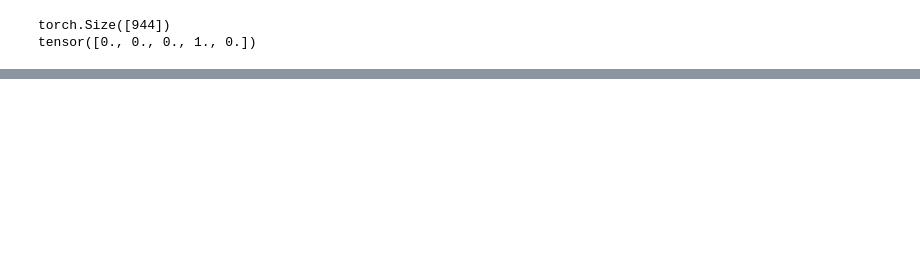
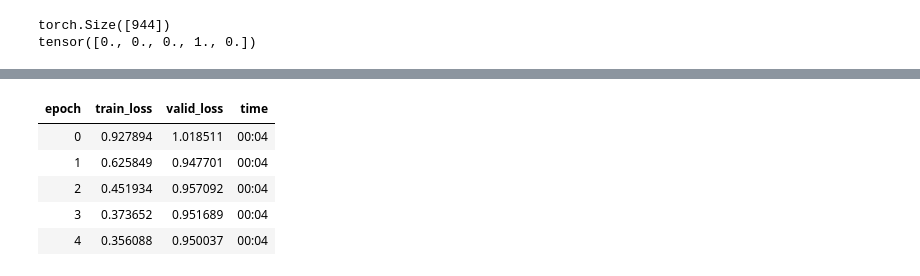
Before and after one commit to jeffreysanglin/collaborative_filtering_practice, a Jupyter notebook: [L6]CollabPractice.ipynb, the cells around one changed output, grey strips where cells are left out. Saved outputs shown, nothing was run; the diff lists cells and outputs as text; code cells hidden in the pictures; blank space fills up the shorter version.

```diff
--- a/[L6]CollabPractice.ipynb
+++ b/[L6]CollabPractice.ipynb
@@ -159,0 +165,24 @@ tensor([ 0.9638, -0.4569,  0.7485, -1.8326,  1.2591])
+# %%
+#Adding y_range to limit the output to ratings between 0 and 5.
+class DotProduct(Module):
+    def __init__(self, n_users, n_movies, n_factors, y_range=(0,5.5)):
+        super().__init__()
+        self.user_factors = Embedding(n_users, n_factors)
+        self.movie_factors = Embedding(n_movies, n_factors)
+        self.y_range = y_range
+
+    def forward(self, x):
+        users = self.user_factors(x[:,0])
+        movies = self.movie_factors(x[:,1])
+        return(sigmoid_range((users * movies).sum(dim=1), *self.y_range))
+# %%
+model = DotProduct(n_users, n_movies, 50)
+learn = Learner(dls, model=model, loss_func=MSELossFlat())
+learn.fit_one_cycle(5, 5e-3)
+# %% [output]
+| epoch | train_loss | valid_loss | time |
+| 0 | 0.927894 | 1.018511 | 00:04 |
+| 1 | 0.625849 | 0.947701 | 00:04 |
+| 2 | 0.451934 | 0.957092 | 00:04 |
+| 3 | 0.373652 | 0.951689 | 00:04 |
+| 4 | 0.356088 | 0.950037 | 00:04 |
```
Also changed, not shown: parts of 26 cells of this notebook.
